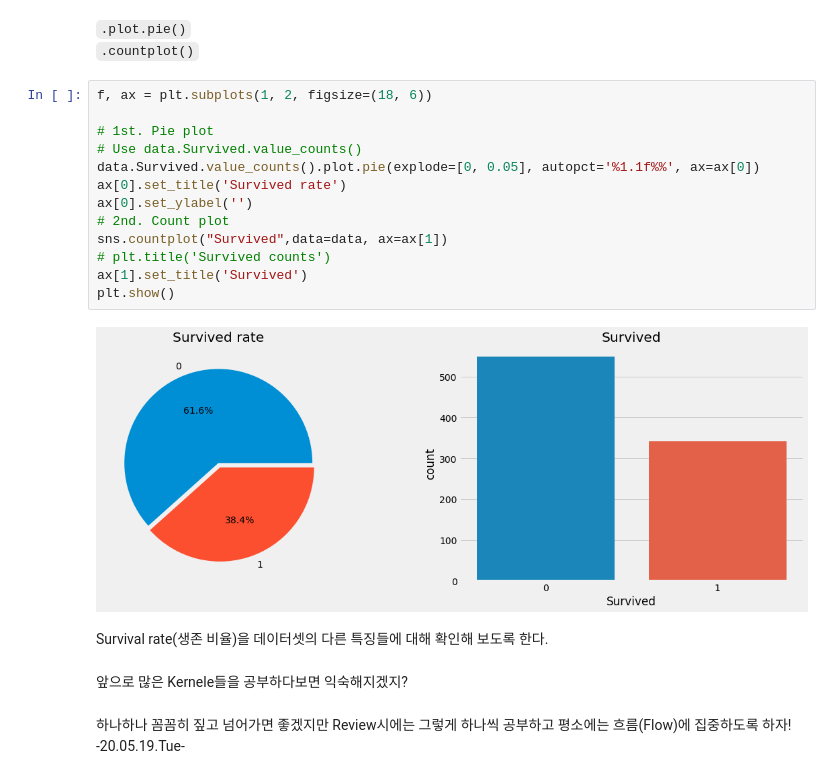
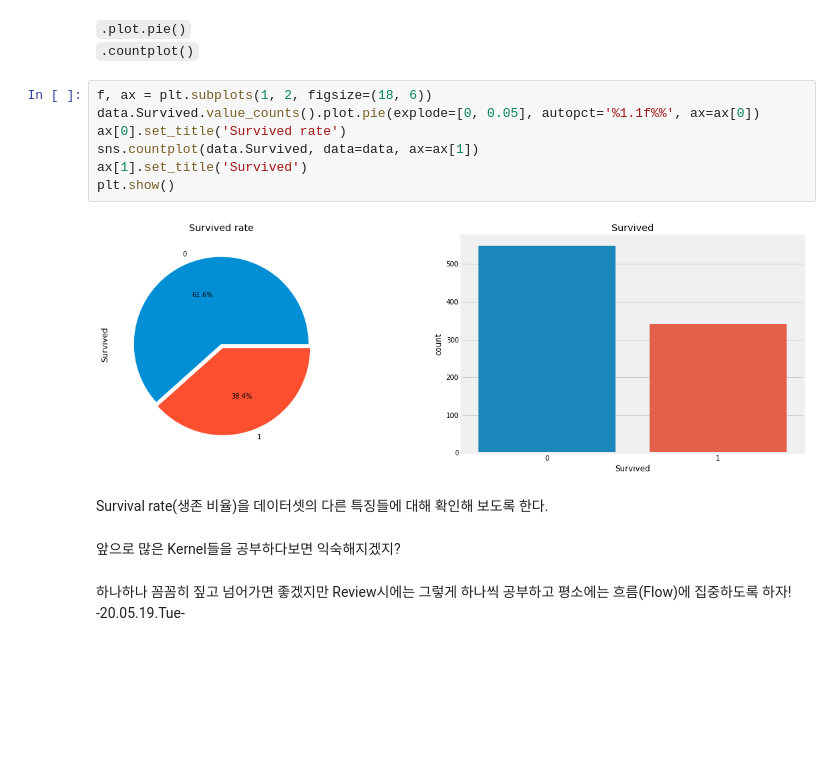
Before and after one commit to Steve-YJ/Explore-Kaggle, a Jupyter notebook: 01. Titanic/01. Kaggle-Titanic.ipynb, the cells around one changed output. Drawn from its saved outputs; the diff is of its cells as text; blank space fills up the shorter version.

```diff
--- a/01. Titanic/01. Kaggle-Titanic.ipynb
+++ b/01. Titanic/01. Kaggle-Titanic.ipynb
@@ -162,23 +181,17 @@ Request 2. Titanic 사고로 인해 549명의 사망자와 342명의 생존자
 <code>.countplot()</code>
 # %%
 f, ax = plt.subplots(1, 2, figsize=(18, 6))
-
-# 1st. Pie plot
-# Use data.Survived.value_counts()
 data.Survived.value_counts().plot.pie(explode=[0, 0.05], autopct='%1.1f%%', ax=ax[0])
 ax[0].set_title('Survived rate')
-ax[0].set_ylabel('')
-# 2nd. Count plot
-sns.countplot("Survived",data=data, ax=ax[1])
-# plt.title('Survived counts')
+sns.countplot(data.Survived, data=data, ax=ax[1])
 ax[1].set_title('Survived')
 plt.show()
 # %% [output]
-[figure, old version]
+[figure, new version]
 # %% [markdown]
 Survival rate(생존 비율)을 데이터셋의 다른 특징들에 대해 확인해 보도록 한다.
 # %% [markdown]
-앞으로 많은 Kernele들을 공부하다보면 익숙해지겠지?
+앞으로 많은 Kernel들을 공부하다보면 익숙해지겠지?
 # %% [markdown]
 하나하나 꼼꼼히 짚고 넘어가면 좋겠지만 Review시에는 그렇게 하나씩 공부하고 평소에는 흐름(Flow)에 집중하도록 하자! -20.05.19.Tue-
 # %% [markdown]
```
Also changed, not shown: parts of 32 cells of this notebook.
